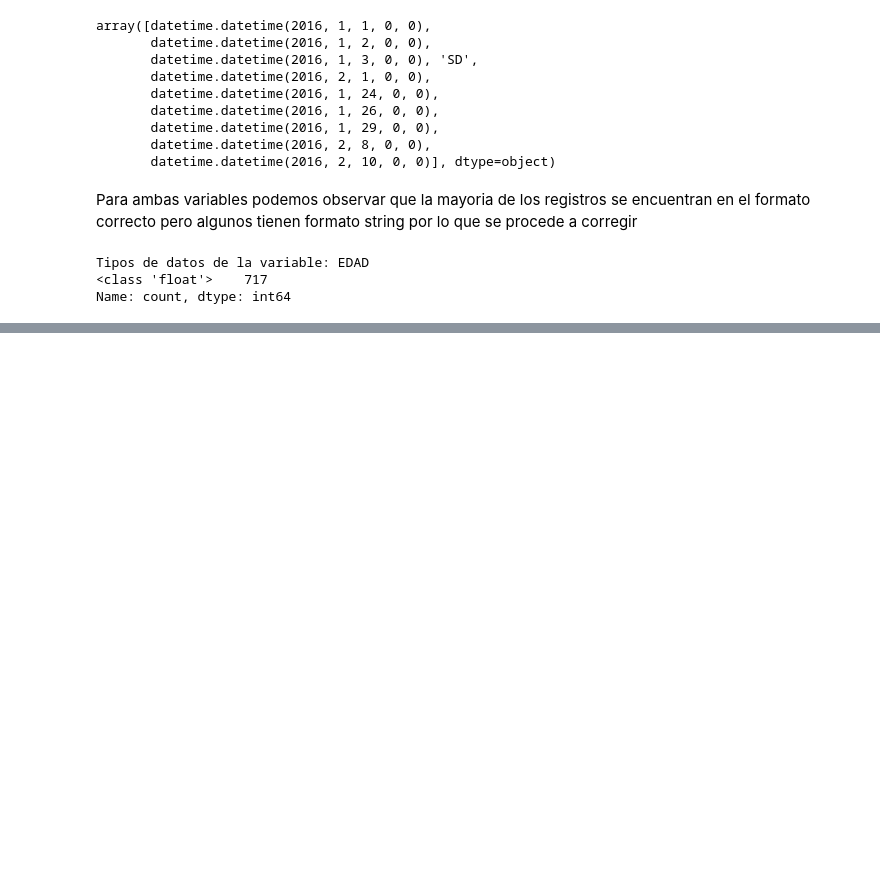
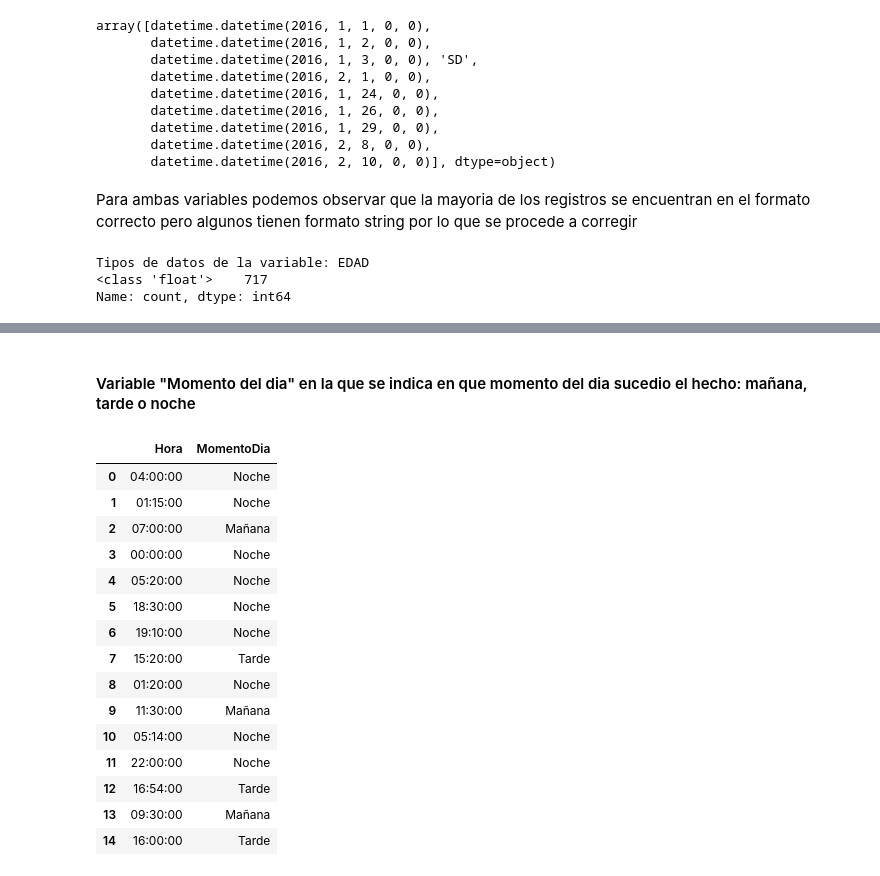
Before and after one commit to ASGuzman/PI2_Siniestros_Viales, a Jupyter notebook: ETL.ipynb, the cells around one changed output, grey strips where cells are left out. Cells and saved outputs as stored; diff of their text form; code cells hidden in the pictures; blank space fills up the shorter version.

```diff
--- a/ETL.ipynb
+++ b/ETL.ipynb
@@ -356,0 +475,6 @@ Name: count, dtype: int64
+# %%
+if "Victima" in df_hechos.columns:
+    df_hechos["Victima"] = df_hechos["Victima"].replace({"OBJETO FIJO": "OTRO", "PEATON_MOTO": "OTRO"})
+    print(df_hechos.head())
+else:
+    print("La columna 'Victima' no existe en el DataFrame.")
@@ -429,0 +663,2 @@ Name: count, dtype: int64
+# %% [markdown]
+#### Variable "Momento del dia" en la que se indica en que momento del dia sucedio el hecho: mañana, tarde o noche
@@ -429,0 +675,20 @@ Name: count, dtype: int64
+# %%
+df_hechos["MomentoDia"]= df_hechos["Hora"]. apply(asignar_momento_dia)
+df_hechos[["Hora","MomentoDia"]].head(15)
+# %% [output]
+|  | Hora | MomentoDia |
+| 0 | 04:00:00 | Noche |
+| 1 | 01:15:00 | Noche |
+| 2 | 07:00:00 | Mañana |
+| 3 | 00:00:00 | Noche |
+| 4 | 05:20:00 | Noche |
+| 5 | 18:30:00 | Noche |
+| 6 | 19:10:00 | Noche |
+| 7 | 15:20:00 | Tarde |
+| 8 | 01:20:00 | Noche |
+| 9 | 11:30:00 | Mañana |
+| 10 | 05:14:00 | Noche |
+| 11 | 22:00:00 | Noche |
+| 12 | 16:54:00 | Tarde |
+| 13 | 09:30:00 | Mañana |
+| 14 | 16:00:00 | Tarde |
```
Also changed, not shown: parts of 79 cells of this notebook, 4 other files.
